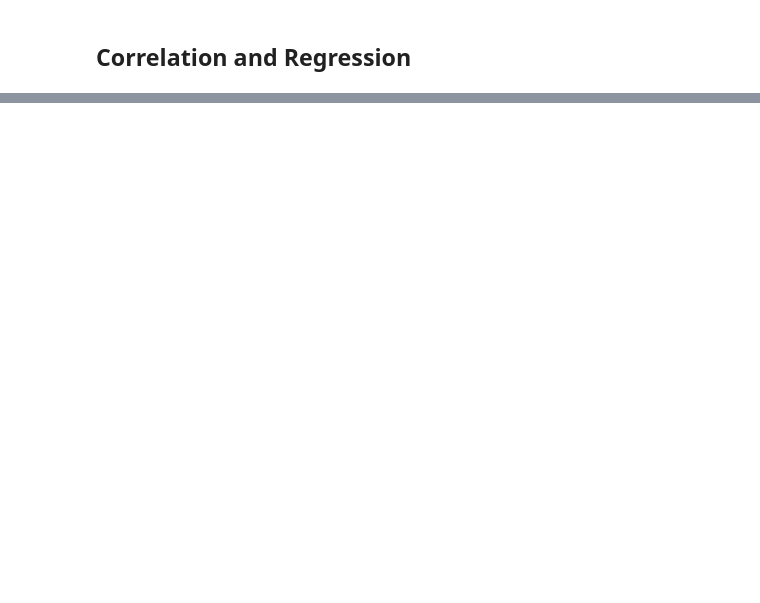
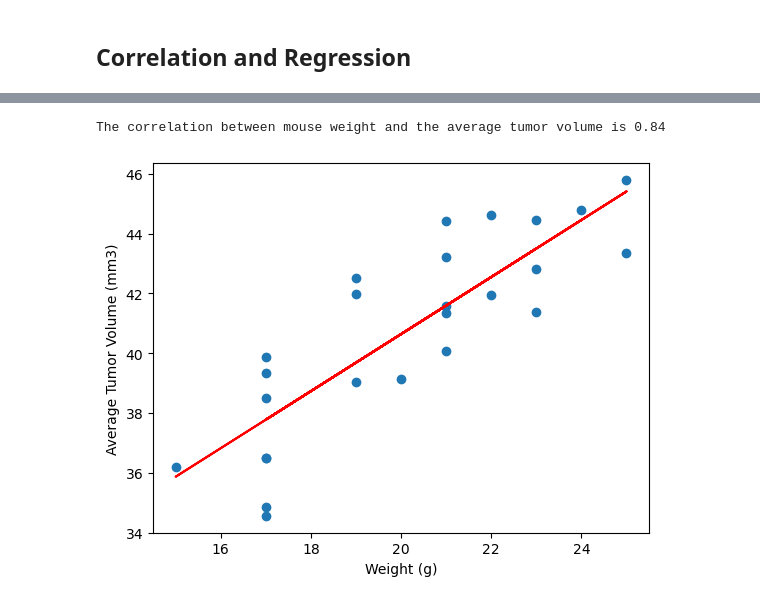
Before and after one commit to iramos2/matplotlib-challenge, a Jupyter notebook: pymaceuticals_starter.ipynb, the cells around one changed output, grey strips where cells are left out. Saved outputs shown, nothing was run; the diff lists cells and outputs as text; code cells hidden in the pictures; blank space fills up the shorter version.

```diff
--- a/pymaceuticals_starter.ipynb
+++ b/pymaceuticals_starter.ipynb
@@ -287,0 +303,21 @@ The correlation between mouse weight and the average tumor volume is 0.84
+# %%
+# Calculate the correlation coefficient and a linear regression model
+# for mouse weight and average observed tumor volume for the entire Capomulin regimen
+
+# correlation
+correlation = st.pearsonr(avg_cap['Weight (g)'], avg_cap['Tumor Volume (mm3)'])
+print(f"The correlation between mouse weight and the average tumor volume is {round(correlation[0],2)}")
+
+# linear regression
+slope, intercept, rvalue, pvalue, stderr = st.linregress(avg_cap['Weight (g)'], avg_cap['Tumor Volume (mm3)'])
+regression = slope * avg_cap['Weight (g)'] + intercept
+
+# plot
+plt.scatter(avg_cap['Weight (g)'], avg_cap['Tumor Volume (mm3)'], marker='o')
+plt.plot(avg_cap['Weight (g)'], regression, 'r-')
+plt.xlabel('Weight (g)')
+plt.ylabel('Average Tumor Volume (mm3)')
+plt.show()
+# %% [output]
+The correlation between mouse weight and the average tumor volume is 0.84
+[figure, added]
```
Also changed, not shown: parts of 5 cells of this notebook.
